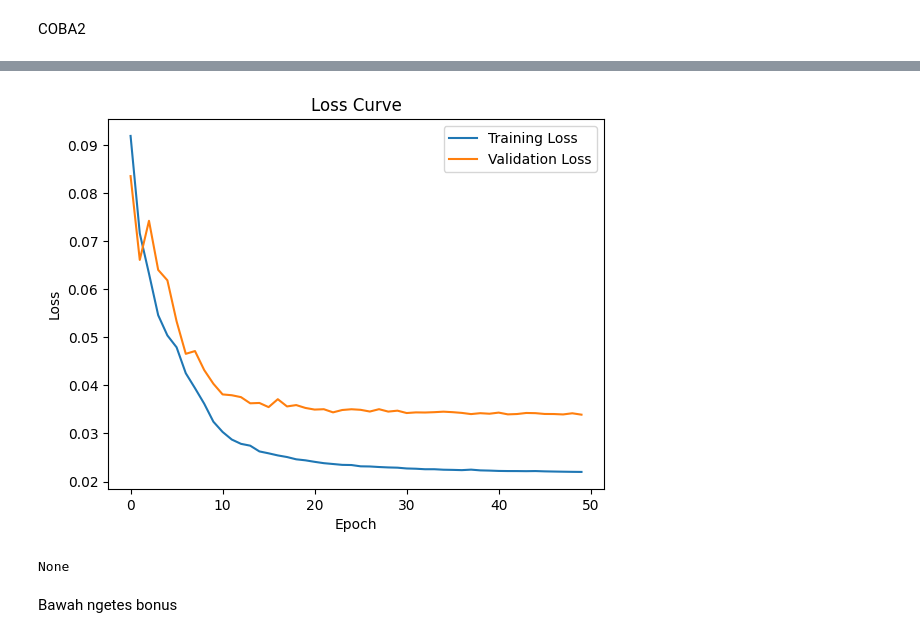
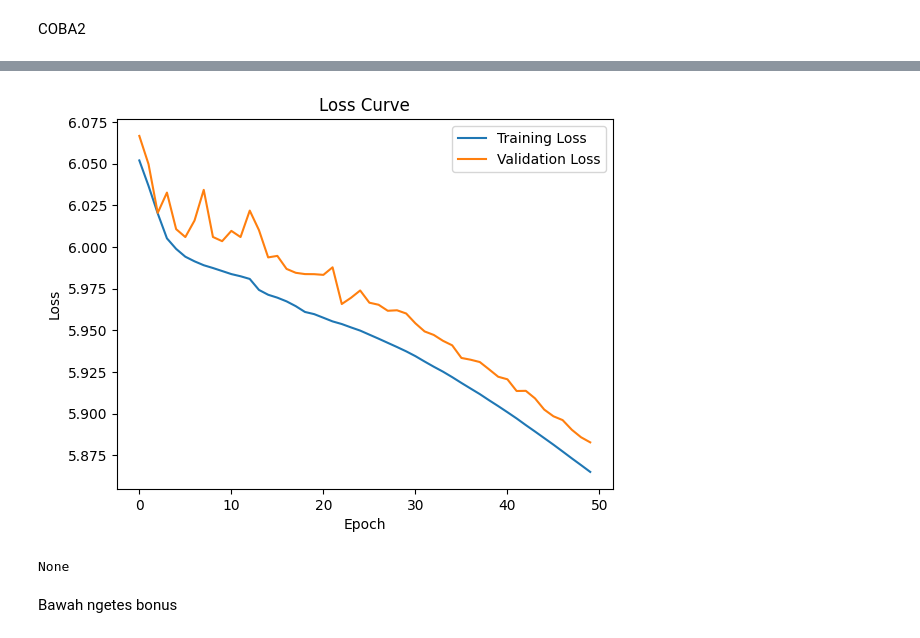
Before and after one commit to pandaandsushi/IF3270_Tubes1_FFNN, a Jupyter notebook: src/notebook.ipynb, the cells around one changed output, grey strips where cells are left out. Saved outputs shown, nothing was run; the diff lists cells and outputs as text; code cells hidden in the pictures.

Commit message:
feat: L1 and L2 Regularisation, added on count_loss, gradient value in backward

```diff
--- a/src/notebook.ipynb
+++ b/src/notebook.ipynb
@@ -102,7 +102,7 @@ import seaborn as sns
 import matplotlib.pyplot as plt
 
 class FFNN:
-    def __init__(self, layers, activation_functions, loss_function="mse", weight_method='xavier', seed=None, low_bound = -1, up_bound = 1, mean = 0.0, variance = 0.1):
+    def __init__(self, layers, activation_functions, loss_function="mse", weight_method='xavier', seed=None, low_bound = -1, up_bound = 1, mean = 0.0, variance = 0.1, regularization=None, lambda_reg=0.01,):
         self.layers = layers
         self.activation_functions = activation_functions
         self.loss_function = loss_function
@@ -114,6 +114,8 @@ class FFNN:
         self.up_bound = up_bound
         self.mean = mean
         self.variance = variance
+        self.regularization = regularization
+        self.lambda_reg = lambda_reg
 
         self.weights = []
         self.biases = []
@@ -229,14 +231,26 @@ class FFNN:
         return activations, pre_activations
 
     def count_loss(self, observe, pred):
+        base_loss = None
         if self.loss_function == "mse":
-            return LossFunction.mse(observe, pred)
+            base_loss = LossFunction.mse(observe, pred)
         elif self.loss_function == "binary_crossentropy":
-            return LossFunction.binCrossEntropy(observe, pred)
+            base_loss = LossFunction.binCrossEntropy(observe, pred)
         elif self.loss_function == "categorical_crossentropy":
-            return LossFunction.catCrossEntropy(observe, pred)
+            base_loss = LossFunction.catCrossEntropy(observe, pred)
         else:
             raise ValueError("Loss method unknown")
+
+        if self.regularization == "l1":
+            penalty = self.lambda_reg * sum([np.sum(np.abs(w)) for w in self.weights])
+            return base_loss + penalty
+        elif self.regularization == "l2":
+            penalty = self.lambda_reg * sum([np.sum(w ** 2) for w in self.weights])
+            return base_loss + penalty
+        else:
+            return base_loss
+
+
 
     def backward(self, input, output, activations, pre_activations, learning_rate):
         weight_gradient = []
@@ -244,7 +258,7 @@ class FFNN:
 
         # BACKWARD OUTPUT
         # ∂Err/∂Out
-        print("Counting Err/Out\n")
+        # print("Counting Err/Out\n")
         if self.loss_function == "mse":
             dErr_dOut = activations[-1] - output
         elif self.loss_function == "binary_crossentropy":
@@ -255,7 +269,7 @@ class FFNN:
             raise ValueError("Loss method unknown")
 
         # ∂Out/∂Net
-        print("Counting Out/Net\n")
+        # print("Counting Out/Net\n")
         if self.activation_functions[-1] == 'sigmoid':
             dOut_dNet = Derivative.sigmoid(pre_activations[-1])
         elif self.activation_functions[-1] == 'relu':
@@ -279,7 +293,7 @@ class FFNN:
             raise ValueError("Unknown Activation Method")
 
         # ∂Net/∂W
-        print("Counting Net/W\n")
+        # print("Counting Net/W\n")
         dNet_dW = activations[-2]
 
         # Count weight and bias
@@ -307,6 +321,10 @@ class FFNN:
             biases_gradient.insert(0, np.sum(delta, axis=0, keepdims=True))
 
         for l in range(self.num_layers):
+            if self.regularization == "l1":
+                weight_gradient[l] += self.lambda_reg * np.sign(self.weights[l])
+            elif self.regularization == "l2":
+                weight_gradient[l] += 2 * self.lambda_reg * self.weights[l]
             self.weights[l] -= learning_rate * weight_gradient[l]
             self.biases[l] -= learning_rate * biases_gradient[l]
 
@@ -433,8 +451,9 @@ ffnn_model = FFNN(
     activation_functions=['relu', 'relu', 'relu', 'relu', 'relu', 'relu'],
     loss_function='mse',
     weight_method='xavier',
-    seed=42
+    seed=42,
+    regularization="l2"
 )
-
-print(ffnn_model.train(X_train, y_train, X_test, y_test, epochs=50, learning_rate=0.001, batch_size=200))
+a = ffnn_model.train(X_train, y_train, X_test, y_test, epochs=50, learning_rate=0.001, batch_size=200)
+print(a)
 # %% [output]
@@ -458,4 +477,4 @@ Validation Loss: 0.0339
-[figure, old version]
+[figure, new version]
 None
 # %% [markdown]
 Bawah ngetes bonus
```
Also changed, not shown: parts of 7 cells of this notebook, 1 other file.
